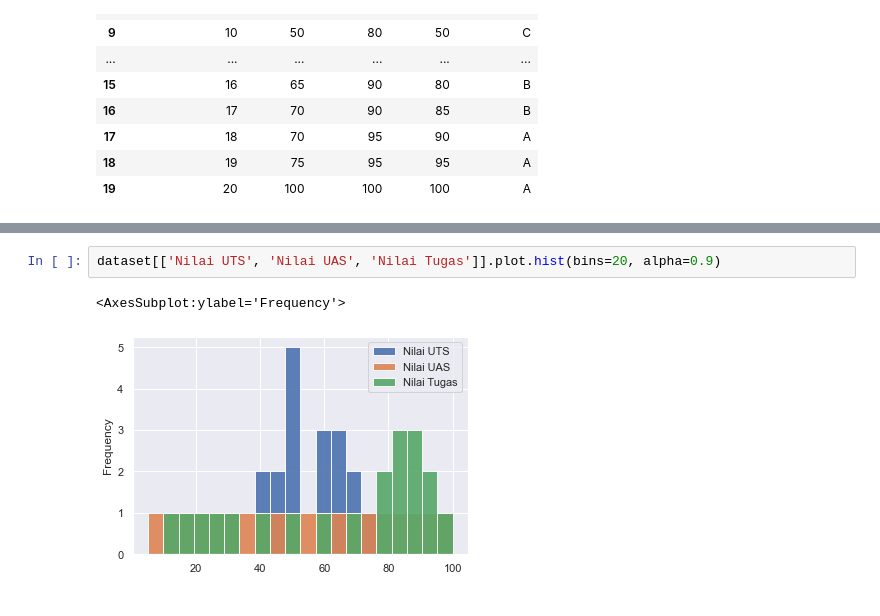
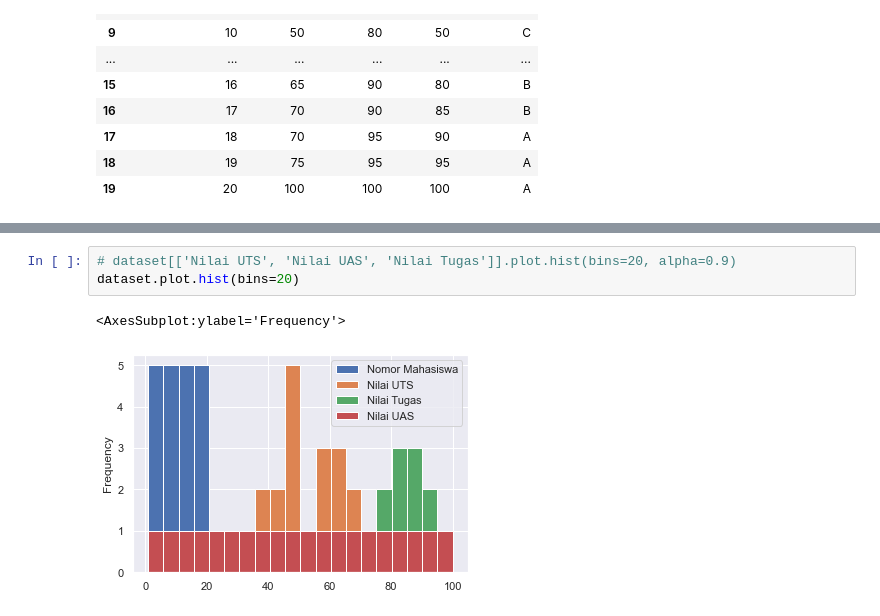
Before and after one commit to rysamuel9/Tugas-Data-Mining, a Jupyter notebook: Sesi 2 - Tugas Grafik Satistik/grafik_statistik.ipynb, the cells around one changed output, grey strips where cells are left out. Drawn from its saved outputs; the diff is of its cells as text.

```diff
--- a/Sesi 2 - Tugas Grafik Satistik/grafik_statistik.ipynb
+++ b/Sesi 2 - Tugas Grafik Satistik/grafik_statistik.ipynb
@@ -67,6 +64,7 @@ Text(0.5, 1.0, 'bars with legend')
 # %%
-dataset[['Nilai UTS', 'Nilai UAS', 'Nilai Tugas']].plot.hist(bins=20, alpha=0.9)
+# dataset[['Nilai UTS', 'Nilai UAS', 'Nilai Tugas']].plot.hist(bins=20, alpha=0.9)
+dataset.plot.hist(bins=20)
 # %% [output]
 <AxesSubplot:ylabel='Frequency'>
-[figure, old version]
+[figure, new version]
 # %%
```
Also changed, not shown: parts of 2 cells of this notebook.
